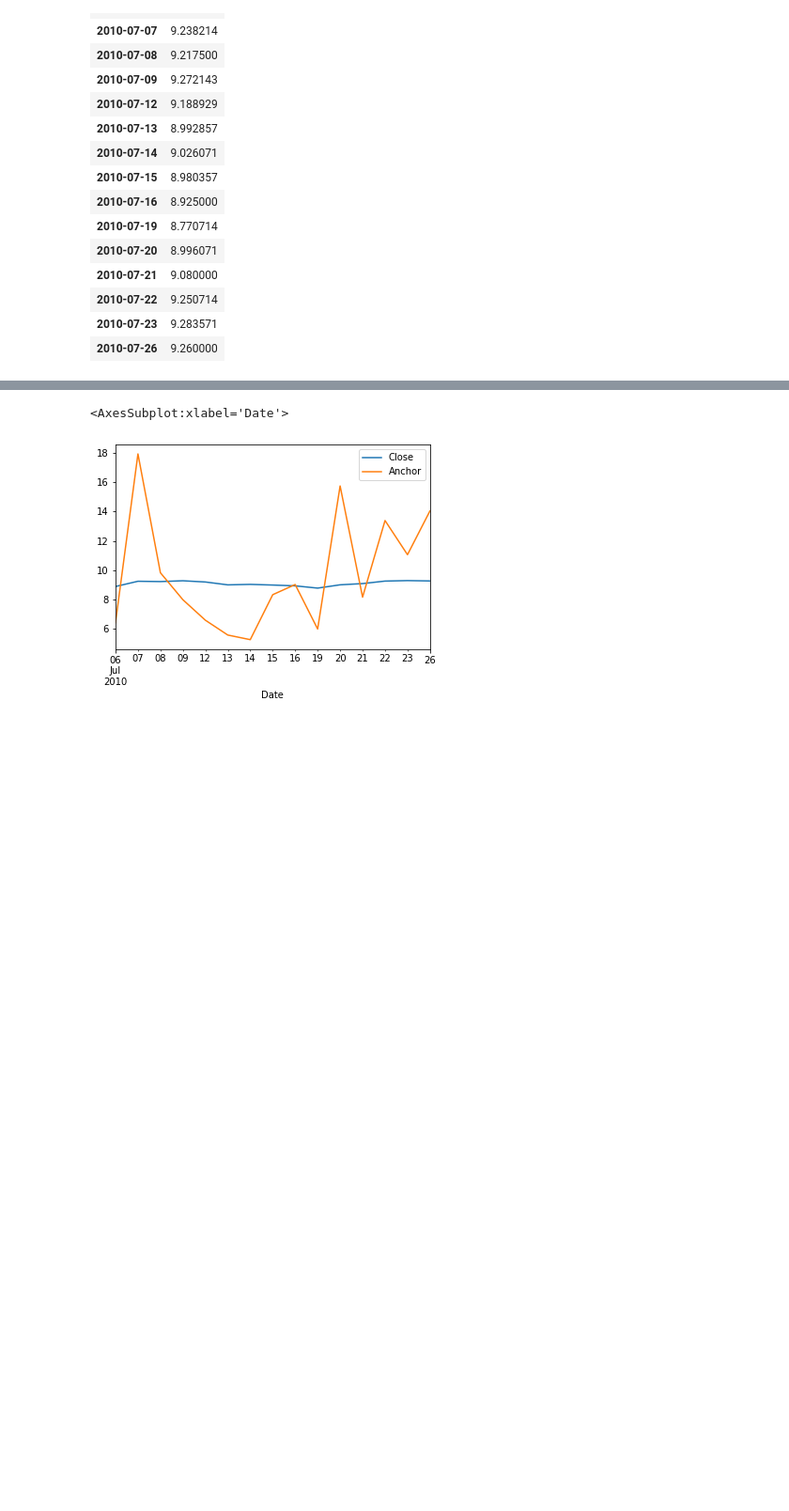
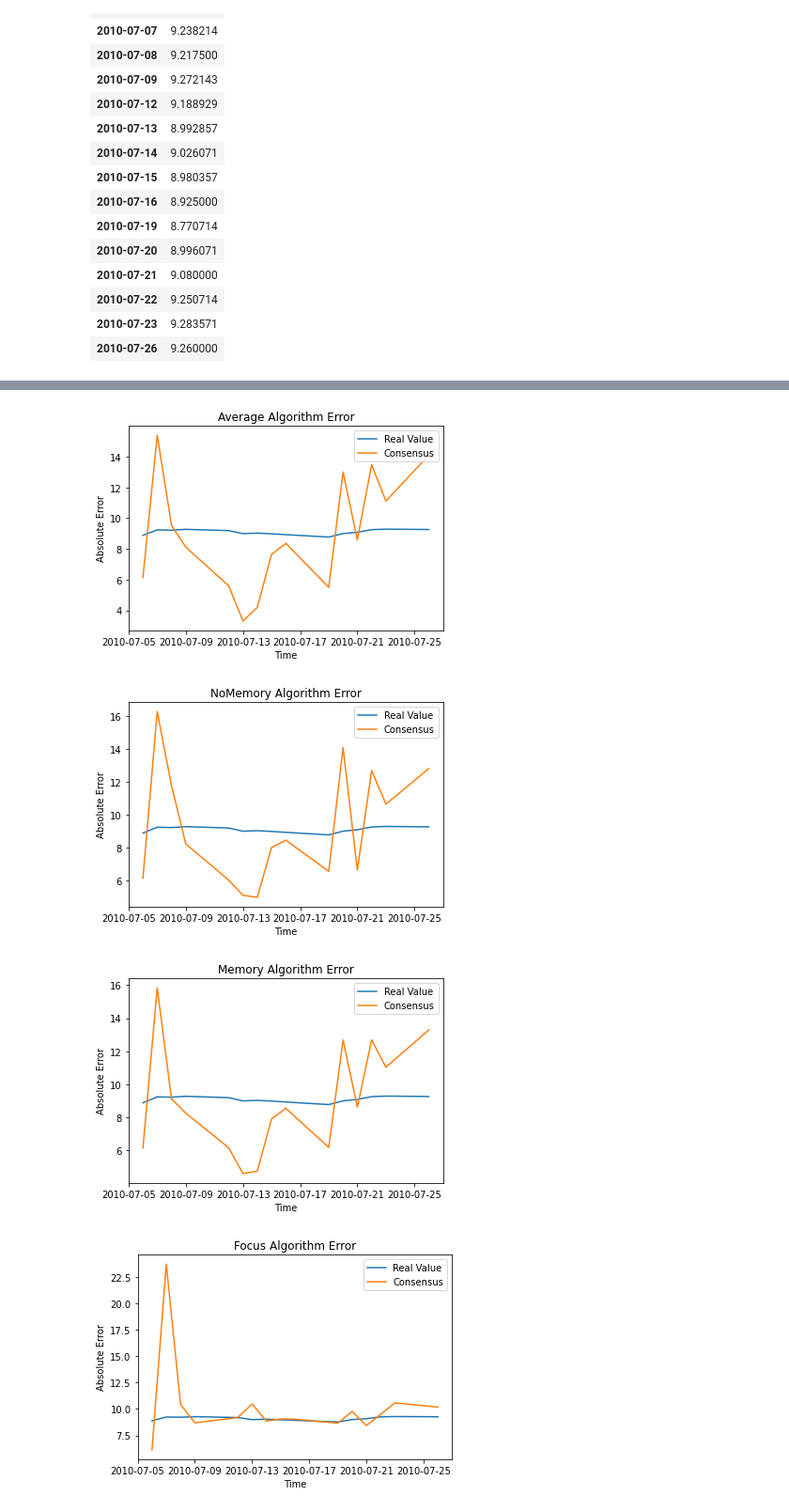
Before and after one commit to maxmekiska/arguing_predictors, a Jupyter notebook: notebooks/TestingEnviornment.ipynb, the cells around one changed output, grey strips where cells are left out. Shown at 94% size. Cells and saved outputs as stored; diff of their text form; code cells hidden in the pictures; blank space fills up the shorter version.

```diff
--- a/notebooks/TestingEnviornment.ipynb
+++ b/notebooks/TestingEnviornment.ipynb
@@ -498,5 +432,0 @@ performance5['Anchor'] = anchor
-# %%
-performance5.plot()
-# %% [output]
-<AxesSubplot:xlabel='Date'>
-[figure, removed]
@@ -502,0 +446,49 @@ performance5.plot()
+# %%
+def plot_performance(data):
+
+    plt.plot(data['Real Value'])
+    plt.plot(data['Average'])
+    plt.title('Average Algorithm Error')
+    plt.ylabel('Absolute Error')
+    plt.xlabel('Time')
+    plt.legend(['Real Value', 'Consensus'], loc='upper right')
+    plt.show()
+
+    plt.plot(data['Real Value'])
+    plt.plot(data['NoMemory'])
+    plt.title('NoMemory Algorithm Error')
+    plt.ylabel('Absolute Error')
+    plt.xlabel('Time')
+    plt.legend(['Real Value', 'Consensus'], loc='upper right')
+    plt.show()
+
+    plt.plot(data['Real Value'])
+    plt.plot(data['Memory'])
+    plt.title('Memory Algorithm Error')
+    plt.ylabel('Absolute Error')
+    plt.xlabel('Time')
+    plt.legend(['Real Value', 'Consensus'], loc='upper right')
+    plt.show()
+
+    plt.plot(data['Real Value'])
+    plt.plot(data['Focus'])
+    plt.title('Focus Algorithm Error')
+    plt.ylabel('Absolute Error')
+    plt.xlabel('Time')
+    plt.legend(['Real Value', 'Consensus'], loc='upper right')
+    plt.show()
+
+    plt.plot(data['Real Value'])
+    plt.plot(data['Anchor'])
+    plt.title('Anchor Algorithm Error')
+    plt.ylabel('Absolute Error')
+    plt.xlabel('Time')
+    plt.legend(['Real Value', 'Consensus'], loc='upper right')
+    plt.show()
+# %%
+plot_performance(nice)
+# %% [output]
+[figure, added]
+[figure, added]
+[figure, added]
+[figure, added]
```
Also changed, not shown: parts of 18 cells of this notebook.
